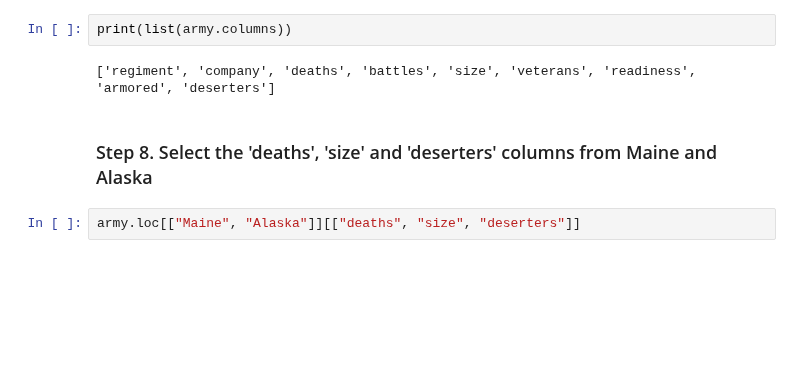
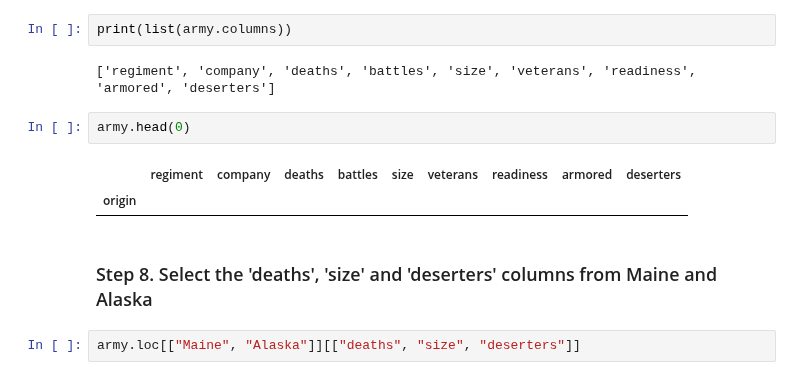
Before and after one commit to ngo20428/2026-10-BILBAO-FT-Data-Science, a Jupyter notebook: 2-Data_Analysis/2-Pandas/Practica/2-Fictional_Army/Fictional Army_ngo.ipynb, the cells around one changed output. Cells and saved outputs as stored; diff of their text form; blank space fills up the shorter version.

```diff
--- a/2-Data_Analysis/2-Pandas/Practica/2-Fictional_Army/Fictional Army_ngo.ipynb
+++ b/2-Data_Analysis/2-Pandas/Practica/2-Fictional_Army/Fictional Army_ngo.ipynb
@@ -154,6 +157,11 @@ army[["veterans", "deaths"]]
 print(list(army.columns))
 # %% [output]
 ['regiment', 'company', 'deaths', 'battles', 'size', 'veterans', 'readiness', 'armored', 'deserters']
+# %%
+army.head(0)
+# %% [output]
+|  | regiment | company | deaths | battles | size | veterans | readiness | armored | deserters |
+| origin |  |  |  |  |  |  |  |  |  |
 # %% [markdown]
 ### Step 8. Select the 'deaths', 'size' and 'deserters' columns from Maine and Alaska
 # %%
```
Also changed, not shown: parts of 3 cells of this notebook, 4 other files.
